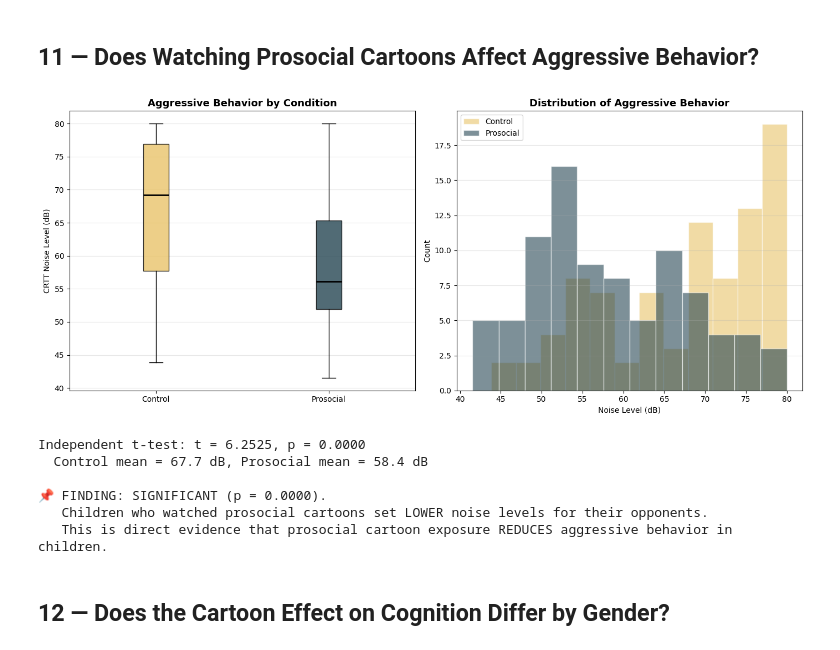
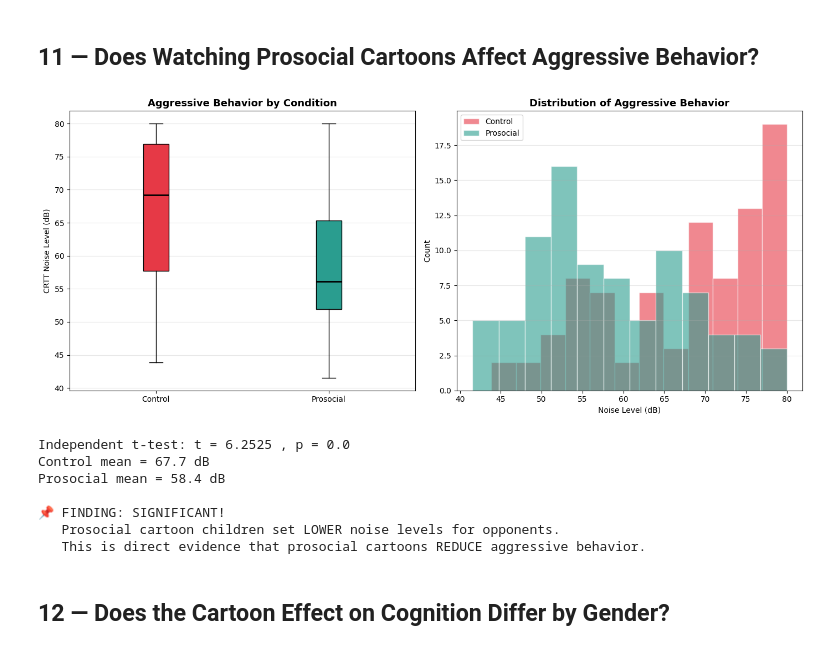
Before and after one commit to RonakSinghRaina/PROJECT-NEW, a Jupyter notebook: cartoon_analysis_complete.ipynb, the cells around one changed output. Drawn from its saved outputs; the diff is of its cells as text; code cells hidden in the pictures.

```diff
--- a/cartoon_analysis_complete.ipynb
+++ b/cartoon_analysis_complete.ipynb
@@ -549,55 +596,58 @@ Independent t-test: t = -2.7147, p = 0.0073
 # %% [markdown]
 ## 11 — Does Watching Prosocial Cartoons Affect Aggressive Behavior?
 # %%
+# Get data for each group
+no_beh = control['Mean_Aggressive_Behavior_CRTT_dB']
+yes_beh = prosocial['Mean_Aggressive_Behavior_CRTT_dB']
+
 fig, axes = plt.subplots(1, 2, figsize=(14, 6))
 
-no_beh = df_pro[df_pro['Watched_Prosocial_Cartoon'] == 'No']['Mean_Aggressive_Behavior_CRTT_dB']
-yes_beh = df_pro[df_pro['Watched_Prosocial_Cartoon'] == 'Yes']['Mean_Aggressive_Behavior_CRTT_dB']
-
 # Box plot
-bp = axes[0].boxplot([no_beh, yes_beh], labels=['Control', 'Prosocial'], patch_artist=True,
-                     medianprops=dict(color='black', linewidth=2))
-for patch, color in zip(bp['boxes'], ['#e9c46a', '#264653']):
-    patch.set_facecolor(color)
-    patch.set_alpha(0.8)
+bp = axes[0].boxplot([no_beh, yes_beh], labels=['Control', 'Prosocial'],
+                     patch_artist=True, medianprops={'color': 'black', 'linewidth': 2})
+bp['boxes'][0].set_facecolor('#e63946')
+bp['boxes'][1].set_facecolor('#2a9d8f')
 axes[0].set_title('Aggressive Behavior by Condition', fontsize=13, fontweight='bold')
 axes[0].set_ylabel('CRTT Noise Level (dB)')
 axes[0].grid(axis='y', alpha=0.3)
 
 # Histogram
-axes[1].hist(no_beh, bins=12, color='#e9c46a', alpha=0.6, label='Control', edgecolor='white')
-axes[1].hist(yes_beh, bins=12, color='#264653', alpha=0.6, label='Prosocial', edgecolor='white')
+axes[1].hist(no_beh, bins=12, color='#e63946', alpha=0.6, label='Control', edgecolor='white')
+axes[1].hist(yes_beh, bins=12, color='#2a9d8f', alpha=0.6, label='Prosocial', edgecolor='white')
 axes[1].set_title('Distribution of Aggressive Behavior', fontsize=13, fontweight='bold')
 axes[1].set_xlabel('Noise Level (dB)')
 axes[1].set_ylabel('Count')
 axes[1].legend()
 axes[1].grid(axis='y', alpha=0.3)
 
 plt.tight_layout()
 plt.show()
 
+# t-test
 t, p = stats.ttest_ind(no_beh, yes_beh)
-print(f'Independent t-test: t = {t:.4f}, p = {p:.4f}')
-print(f'  Control mean = {no_beh.mean():.1f} dB, Prosocial mean = {yes_beh.mean():.1f} dB')
+print('Independent t-test: t =', round(t, 4), ', p =', round(p, 4))
+print('Control mean =', round(no_beh.mean(), 1), 'dB')
+print('Prosocial mean =', round(yes_beh.mean(), 1), 'dB')
 print()
 if p < 0.05:
-    print(f'📌 FINDING: SIGNIFICANT (p = {p:.4f}).')
+    print('📌 FINDING: SIGNIFICANT!')
     if yes_beh.mean() < no_beh.mean():
-        print(f'   Children who watched prosocial cartoons set LOWER noise levels for their opponents.')
-        print(f'   This is direct evidence that prosocial cartoon exposure REDUCES aggressive behavior in children.')
+        print('   Prosocial cartoon children set LOWER noise levels for opponents.')
+        print('   This is direct evidence that prosocial cartoons REDUCE aggressive behavior.')
     else:
-        print(f'   Unexpectedly, the prosocial group set HIGHER noise levels.')
+        print('   Unexpectedly, the prosocial group set HIGHER noise levels.')
 else:
-    print(f'📌 FINDING: NOT significant (p = {p:.4f}).')
-    print(f'   There is no statistically significant difference in aggressive behavior between the two groups.')
-    print(f'   The prosocial cartoon intervention did not produce a measurable change in behavioral aggression.')
+    print('📌 FINDING: NOT significant.')
+    print('   No statistically significant difference in aggressive behavior between groups.')
+    print('   The prosocial cartoon intervention did not measurably change behavioral aggression.')
 # %% [output]
-[figure, old version]
+[figure, new version]
-Independent t-test: t = 6.2525, p = 0.0000
-  Control mean = 67.7 dB, Prosocial mean = 58.4 dB
+Independent t-test: t = 6.2525 , p = 0.0
+Control mean = 67.7 dB
+Prosocial mean = 58.4 dB
 
-📌 FINDING: SIGNIFICANT (p = 0.0000).
-   Children who watched prosocial cartoons set LOWER noise levels for their opponents.
-   This is direct evidence that prosocial cartoon exposure REDUCES aggressive behavior in children.
+📌 FINDING: SIGNIFICANT!
+   Prosocial cartoon children set LOWER noise levels for opponents.
+   This is direct evidence that prosocial cartoons REDUCE aggressive behavior.
 # %% [markdown]
 ## 12 — Does the Cartoon Effect on Cognition Differ by Gender?
```
Also changed, not shown: parts of 27 cells of this notebook.
